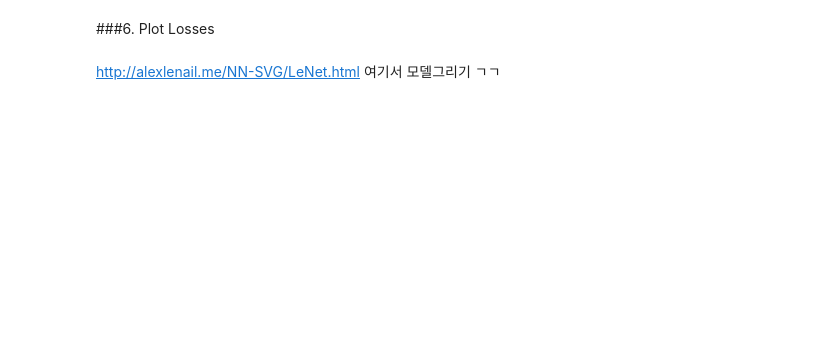
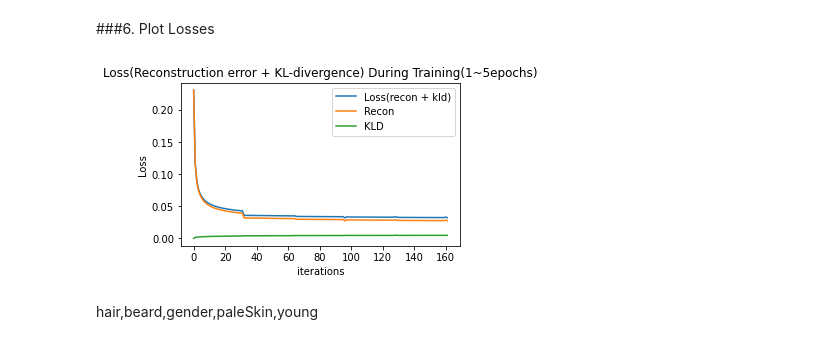
Before and after one commit to NesquikPlz/Conditional_VAE_for_celebA, a Jupyter notebook: implement_Conditional_VAE_for_celebA.ipynb, the cells around one changed output. Saved outputs shown, nothing was run; the diff lists cells and outputs as text; code cells hidden in the pictures; blank space fills up the shorter version.

```diff
--- a/implement_Conditional_VAE_for_celebA.ipynb
+++ b/implement_Conditional_VAE_for_celebA.ipynb
@@ -395,8 +397,7 @@ def loss_function(recon_x,x,mu,logvar):
     recon_loss = F.mse_loss(recon_x,x)
     return recon_loss, KLD
 
-epochs = 30
-batch_size= 256
+epochs = 10
 learning_rate = 0.001
 
 optimizer = optim.Adagrad(vae.parameters(),lr = learning_rate)
@@ -404,9 +405,9 @@ optimizer = optim.Adagrad(vae.parameters(),lr = learning_rate)
 
 # n_samples = len(npData)
 # better_batch_size = ceil(n_samples, ceil(n_samples, batch_size))
-losstrack = []
-recontrack = []
-kldtrack = []
+# losstrack = []
+# recontrack = []
+# kldtrack = []
 for e in range(epochs):
     losses = []
     recons = []
@@ -418,6 +419,7 @@ for e in range(epochs):
         vae.zero_grad()
         recon_imgs,mu,logvar = vae(image, attrs)
         recon, kld = loss_function(recon_imgs,image,mu,logvar)
+
         err = recon+kld
         err.backward()
         optimizer.step()
@@ -426,7 +428,7 @@ for e in range(epochs):
         recons.append(recon.item())
         klds.append(kld.item())
 
-        if i % 20 == 0:
+        if i % 50 == 0:
             losstrack.append(np.mean(losses))
             recontrack.append(np.mean(recons))
             kldtrack.append(np.mean(klds))
@@ -462,14 +463,15 @@ torch.save(vae.state_dict(), "../content/sample_data/cvae.pt")
 # %%
-plt.figure(figsize=(10, 5))
-plt.title("Loss(Reconstruction error + KL-divergence) During Training")
+plt.figure(figsize=(5, 3))
+plt.title("Loss(Reconstruction error + KL-divergence) During Training(1~5epochs)")
 plt.plot(losstrack, label="Loss(recon + kld)")
 plt.plot(recontrack, label="Recon")
 plt.plot(kldtrack, label="KLD")
 plt.xlabel("iterations")
 device
 plt.ylabel("Loss")
 plt.legend()
 plt.show()
+# %% [output]
+[figure, added]
-# %% [markdown]
-http://alexlenail.me/NN-SVG/LeNet.html
-여기서 모델그리기 ㄱㄱ
+# %% [markdown]
+hair,beard,gender,paleSkin,young
```
Also changed, not shown: parts of 10 cells of this notebook.
